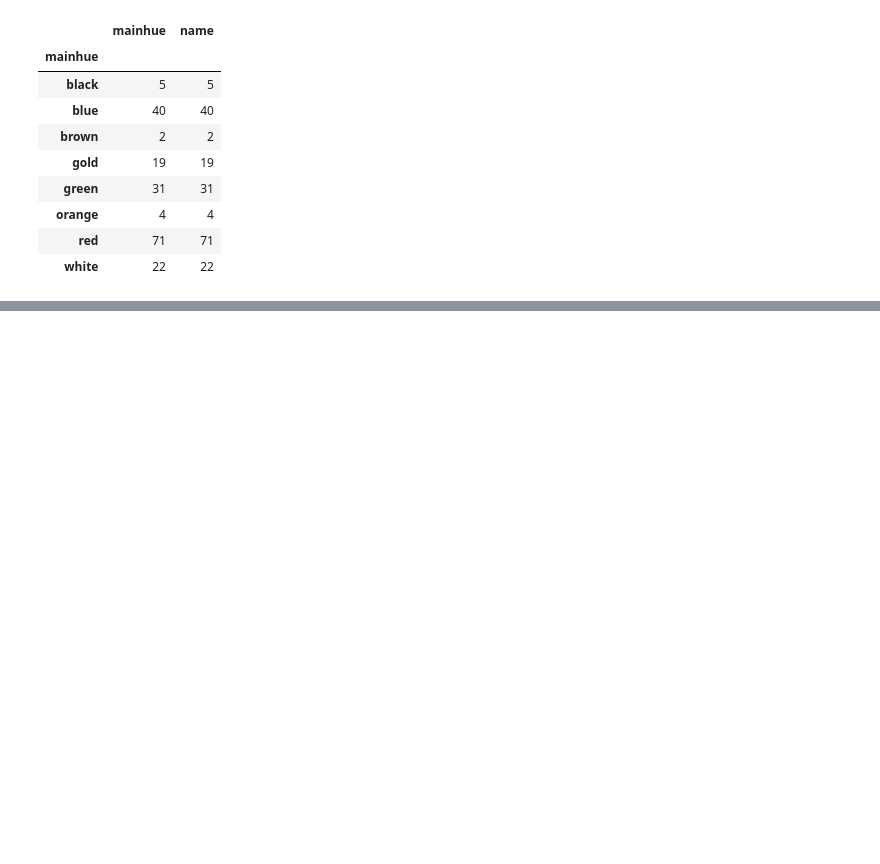
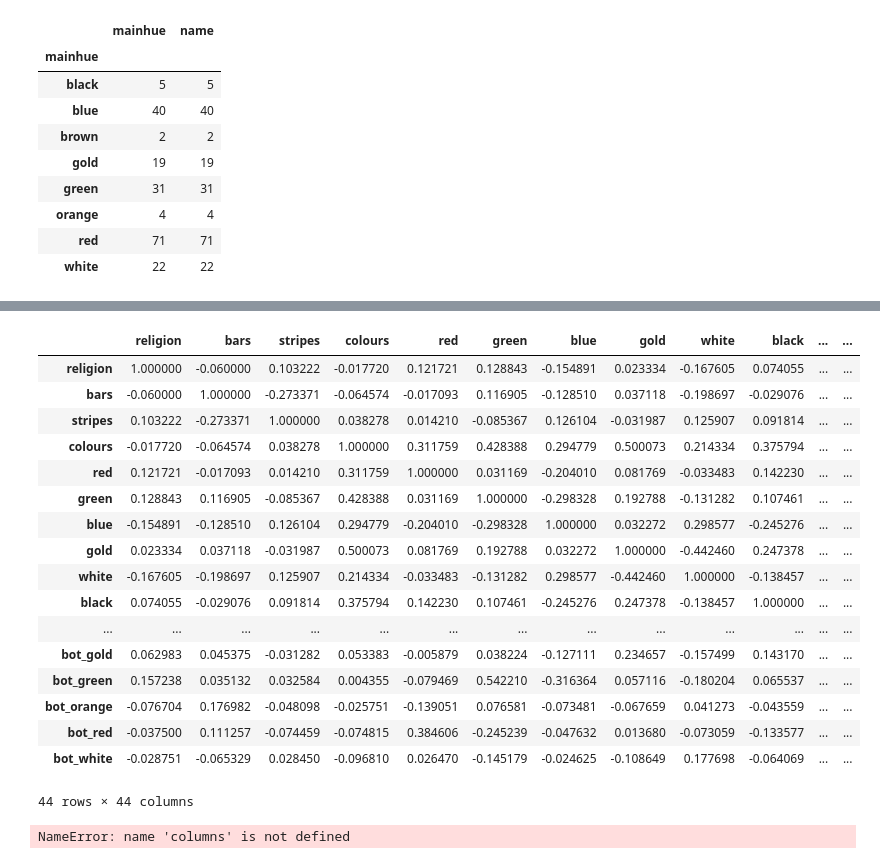
Before and after one commit to solnotka/Netology_ML, a Jupyter notebook: lab.ipynb, the cells around one changed output, grey strips where cells are left out. Saved outputs shown, nothing was run; the diff lists cells and outputs as text; code cells hidden in the pictures; blank space fills up the shorter version.

```diff
--- a/lab.ipynb
+++ b/lab.ipynb
@@ -85,0 +127,3 @@ data[['mainhue', 'name']].groupby(data['mainhue']).count()
+# %%
+dfd = pd.DataFrame(data=df, columns=df_columns)
+dfd
@@ -85,0 +152,8 @@ data[['mainhue', 'name']].groupby(data['mainhue']).count()
+# %%
+data_flags = data_flags[['religion', 'bars', 'stripes', 'colours', 'red', 'green', 'blue',
+       'gold', 'white', 'black', 'orange', 'circles', 'crosses',
+       'saltires', 'quarters', 'sunstars', 'crescent', 'triangle', 'icon',
+       'animate', 'text']]
+# %%
+data_dummies = data_flags.join(dfd)
+data_dummies
@@ -85,0 +174,3 @@ data[['mainhue', 'name']].groupby(data['mainhue']).count()
+# %%
+data_dummies = data_dummies[data_dummies.religion != 7]
+data_dummies
@@ -85,0 +191,33 @@ data[['mainhue', 'name']].groupby(data['mainhue']).count()
+# %%
+data_corr = data_dummies.corr()
+data_corr
+# %% [output]
+|  | religion | bars | stripes | colours | red | green | blue | gold | white | black | ... | ... |
+| religion | 1.000000 | -0.060000 | 0.103222 | -0.017720 | 0.121721 | 0.128843 | -0.154891 | 0.023334 | -0.167605 | 0.074055 | ... | ... |
+| bars | -0.060000 | 1.000000 | -0.273371 | -0.064574 | -0.017093 | 0.116905 | -0.128510 | 0.037118 | -0.198697 | -0.029076 | ... | ... |
+| stripes | 0.103222 | -0.273371 | 1.000000 | 0.038278 | 0.014210 | -0.085367 | 0.126104 | -0.031987 | 0.125907 | 0.091814 | ... | ... |
+| colours | -0.017720 | -0.064574 | 0.038278 | 1.000000 | 0.311759 | 0.428388 | 0.294779 | 0.500073 | 0.214334 | 0.375794 | ... | ... |
+| red | 0.121721 | -0.017093 | 0.014210 | 0.311759 | 1.000000 | 0.031169 | -0.204010 | 0.081769 | -0.033483 | 0.142230 | ... | ... |
+| green | 0.128843 | 0.116905 | -0.085367 | 0.428388 | 0.031169 | 1.000000 | -0.298328 | 0.192788 | -0.131282 | 0.107461 | ... | ... |
+| blue | -0.154891 | -0.128510 | 0.126104 | 0.294779 | -0.204010 | -0.298328 | 1.000000 | 0.032272 | 0.298577 | -0.245276 | ... | ... |
+| gold | 0.023334 | 0.037118 | -0.031987 | 0.500073 | 0.081769 | 0.192788 | 0.032272 | 1.000000 | -0.442460 | 0.247378 | ... | ... |
+| white | -0.167605 | -0.198697 | 0.125907 | 0.214334 | -0.033483 | -0.131282 | 0.298577 | -0.442460 | 1.000000 | -0.138457 | ... | ... |
+| black | 0.074055 | -0.029076 | 0.091814 | 0.375794 | 0.142230 | 0.107461 | -0.245276 | 0.247378 | -0.138457 | 1.000000 | ... | ... |
+| ... | ... | ... | ... | ... | ... | ... | ... | ... | ... | ... | ... | ... |
+| bot_gold | 0.062983 | 0.045375 | -0.031282 | 0.053383 | -0.005879 | 0.038224 | -0.127111 | 0.234657 | -0.157499 | 0.143170 | ... | ... |
+| bot_green | 0.157238 | 0.035132 | 0.032584 | 0.004355 | -0.079469 | 0.542210 | -0.316364 | 0.057116 | -0.180204 | 0.065537 | ... | ... |
+| bot_orange | -0.076704 | 0.176982 | -0.048098 | -0.025751 | -0.139051 | 0.076581 | -0.073481 | -0.067659 | 0.041273 | -0.043559 | ... | ... |
+| bot_red | -0.037500 | 0.111257 | -0.074459 | -0.074815 | 0.384606 | -0.245239 | -0.047632 | 0.013680 | -0.073059 | -0.133577 | ... | ... |
+| bot_white | -0.028751 | -0.065329 | 0.028450 | -0.096810 | 0.026470 | -0.145179 | -0.024625 | -0.108649 | 0.177698 | -0.064069 | ... | ... |
+44 rows × 44 columns
+# %%
+corrs = []
+
+for row in columns:
+    for col in columns[columns.index(row):]:
+        if abs(data_corr.loc[row, col]) > 0.95 and row != col:
+            corrs.append((row, col, data_corr.loc[row, col]))
+
+sorted(corrs, key=lambda x: abs(x[2]),reverse=True)
+# %% [output]
+NameError: name 'columns' is not defined
```
Also changed, not shown: parts of 9 cells of this notebook, 7 other files.
